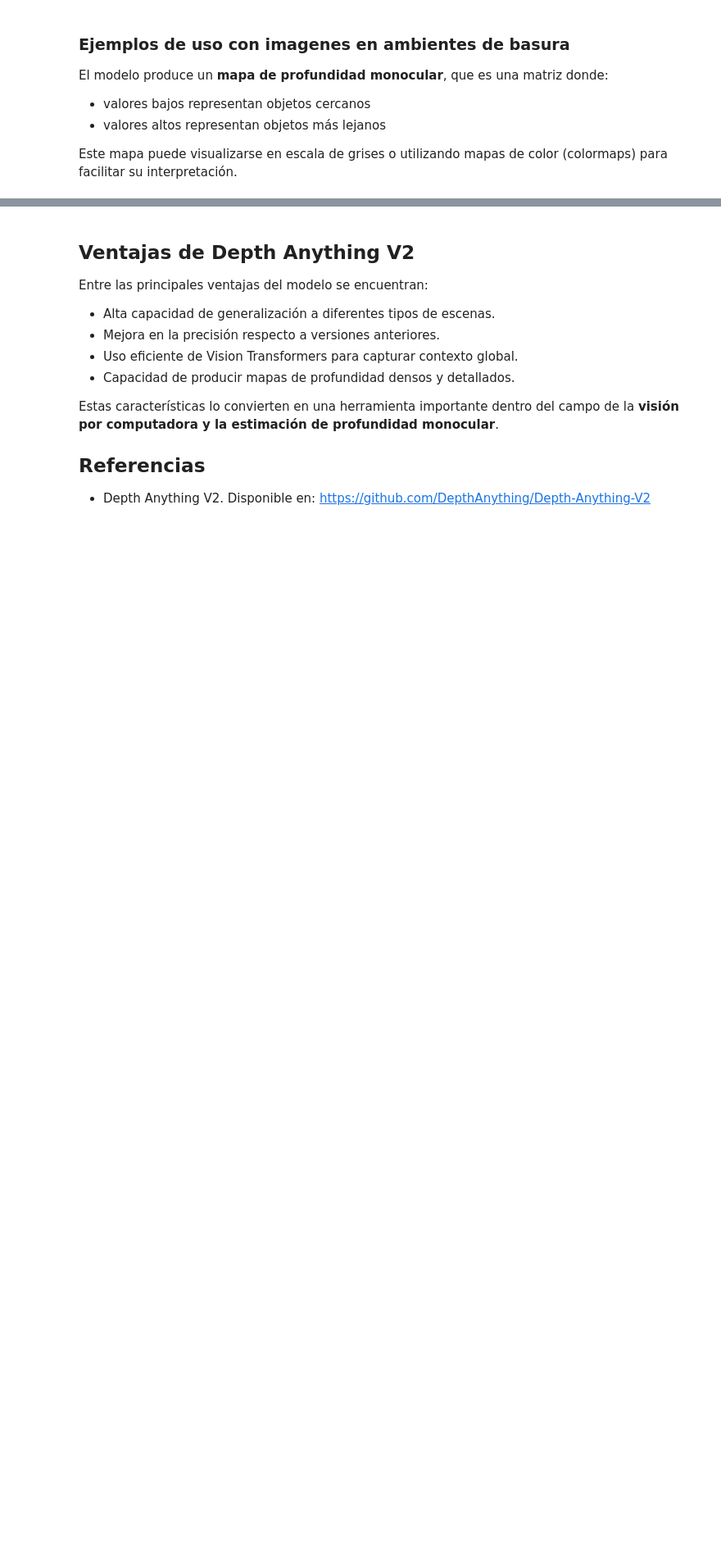
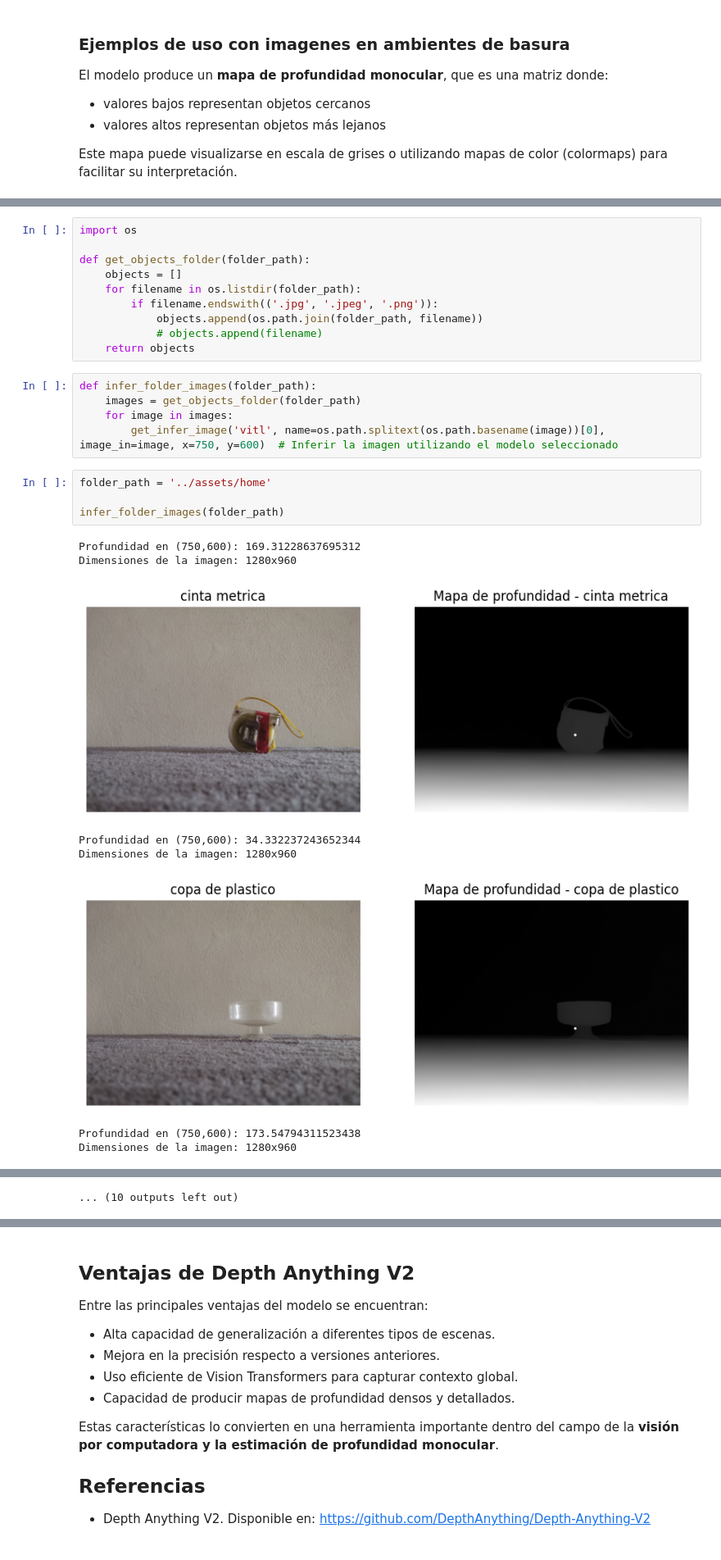
Before and after one commit to bspoloo/IC_MMP, a Jupyter notebook: Depth Anything V2/depth_anything.ipynb, the cells around one changed output, grey strips where cells are left out. Shown at 82% size. Saved outputs shown, nothing was run; the diff lists cells and outputs as text; blank space fills up the shorter version.

```diff
--- a/Depth Anything V2/depth_anything.ipynb
+++ b/Depth Anything V2/depth_anything.ipynb
@@ -177,0 +227,28 @@ get_infer_image('vitb', image_in)
+# %%
+import os
+
+def get_objects_folder(folder_path):
+    objects = []
+    for filename in os.listdir(folder_path):
+        if filename.endswith(('.jpg', '.jpeg', '.png')):
+            objects.append(os.path.join(folder_path, filename))
+            # objects.append(filename)
+    return objects
+# %%
+def infer_folder_images(folder_path):
+    images = get_objects_folder(folder_path)
+    for image in images:
+        get_infer_image('vitl', name=os.path.splitext(os.path.basename(image))[0], image_in=image, x=750, y=600)  # Inferir la imagen utilizando el modelo seleccionado
+# %%
+folder_path = '../assets/home'
+
+infer_folder_images(folder_path)
+# %% [output]
+Profundidad en (750,600): 169.31228637695312
+Dimensiones de la imagen: 1280x960
+[figure, added]
+Profundidad en (750,600): 34.332237243652344
+Dimensiones de la imagen: 1280x960
+[figure, added]
+Profundidad en (750,600): 173.54794311523438
+Dimensiones de la imagen: 1280x960
@@ -177,0 +265 @@ get_infer_image('vitb', image_in)
+... (10 outputs left out)
```
Also changed, not shown: parts of 8 cells of this notebook, 13 other files.
